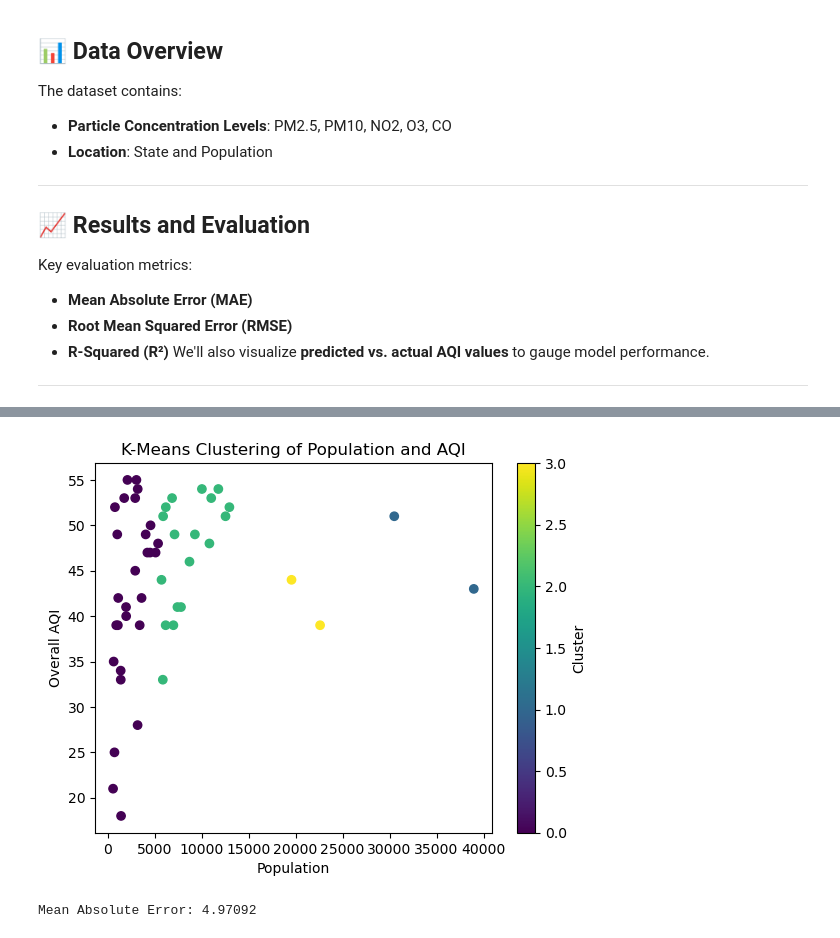
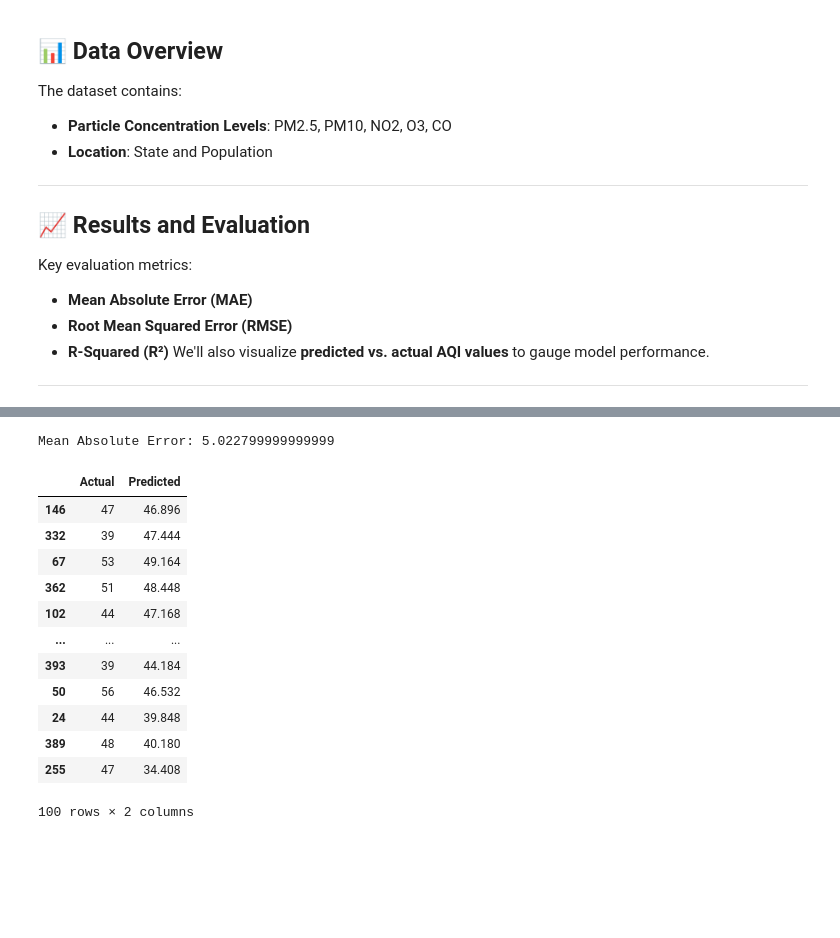
Before and after one commit to Rahib-Khan/Air_Quality_Predictor, a Jupyter notebook: src/data-model.ipynb, the cells around one changed output, grey strips where cells are left out. Drawn from its saved outputs; the diff is of its cells as text; code cells hidden in the pictures; blank space fills up the shorter version.

```diff
--- a/src/data-model.ipynb
+++ b/src/data-model.ipynb
@@ -133,25 +93,10 @@ ax.axhline(y=df['Overall AQI'].mean(), color='red',  label='Mean Overall AQI')
-# %%
-X = df[['Population','Overall AQI']]
-
-kmeans = KMeans(n_clusters=4, random_state=0)
-df['Cluster'] = kmeans.fit_predict(X)
-
-
-plt.scatter(df['Population'], df['Overall AQI'], c=df['Cluster'], cmap='viridis')
-plt.xlabel('Population')
-plt.ylabel('Overall AQI')
-plt.title('K-Means Clustering of Population and AQI')
-plt.colorbar(label='Cluster')
-plt.show()
-# %% [output]
-[figure, removed]
 # %%
 X = df[['Population', 'Renewable Vehicles', 'Non-Renewable Vehicles']]
 y = df['Overall AQI']
 
-X_train, X_test, y_train, y_test = train_test_split(X, y, test_size=0.2, random_state=42)
+X_train, X_test, y_train, y_test = train_test_split(X, y, test_size=0.25, random_state=50)
 
-rf = RandomForestRegressor(n_estimators=5000, random_state=42)
+rf = RandomForestRegressor(n_estimators=250, random_state=50)
 rf.fit(X_train, y_train)
 
 # Make predictions
@@ -160,6 +105,25 @@ y_pred = rf.predict(X_test)
 # Evaluate the model
 mae = mean_absolute_error(y_test, y_pred)
 
+
 print("Mean Absolute Error:", mae)
 # %% [output]
-Mean Absolute Error: 4.97092
+Mean Absolute Error: 5.022799999999999
+# %%
+results_df = pd.DataFrame({'Actual': y_test, 'Predicted': y_pred})
+# %%
+results_df
+# %% [output]
+|  | Actual | Predicted |
+| 146 | 47 | 46.896 |
+| 332 | 39 | 47.444 |
+| 67 | 53 | 49.164 |
+| 362 | 51 | 48.448 |
+| 102 | 44 | 47.168 |
+| ... | ... | ... |
+| 393 | 39 | 44.184 |
+| 50 | 56 | 46.532 |
+| 24 | 44 | 39.848 |
+| 389 | 48 | 40.180 |
+| 255 | 47 | 34.408 |
+100 rows × 2 columns
```
Also changed, not shown: parts of 12 cells of this notebook, 3 other files.
